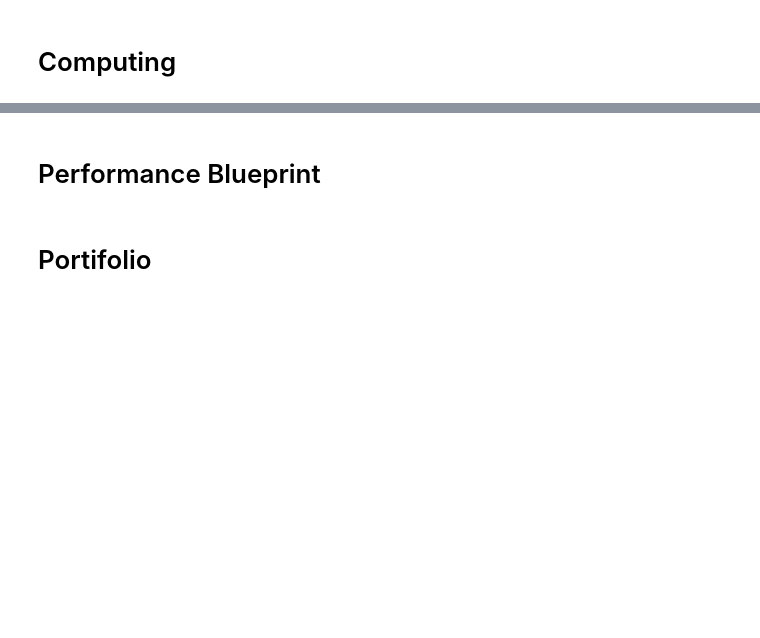
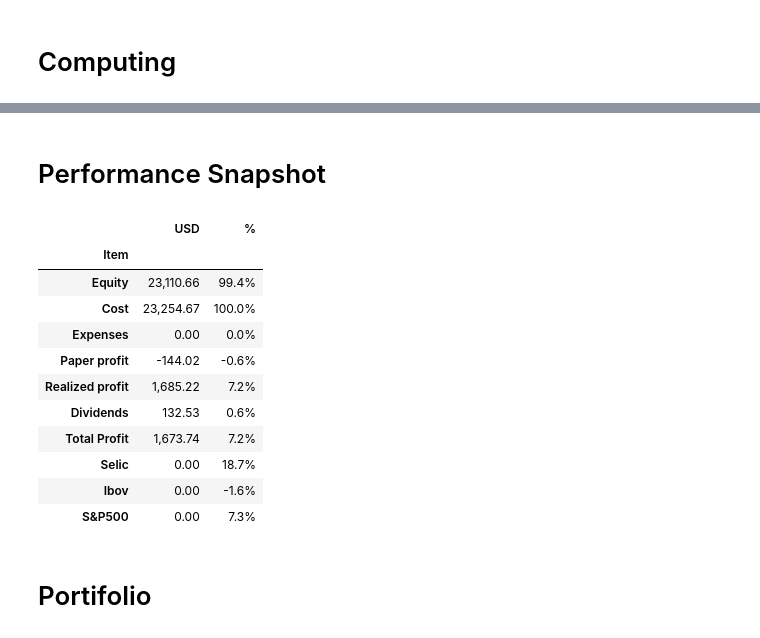
Before and after one commit to engdoreis/Finances, a Jupyter notebook: Wallet.ipynb, the cells around one changed output, grey strips where cells are left out. Drawn from its saved outputs; the diff is of its cells as text; code cells hidden in the pictures; blank space fills up the shorter version.

Commit message:
Rename Blueprint to snapshot
Signed-off-by: Douglas Reis <doreis@lowrisc.org>

```diff
--- a/Wallet.ipynb
+++ b/Wallet.ipynb
@@ -35,7 +42,20 @@ wallet.run(input=config)
 # %% [markdown]
-# Performance Blueprint
+# Performance Snapshot
 # %%
-wallet.blueprint_df
+wallet.snapshot_view
+# %% [output]
+|  | USD | % |
+| Item |  |  |
+| Equity | 23,110.66 | 99.4% |
+| Cost | 23,254.67 | 100.0% |
+| Expenses | 0.00 | 0.0% |
+| Paper profit | -144.02 | -0.6% |
+| Realized profit | 1,685.22 | 7.2% |
+| Dividends | 132.53 | 0.6% |
+| Total Profit | 1,673.74 | 7.2% |
+| Selic | 0.00 | 18.7% |
+| Ibov | 0.00 | -1.6% |
+| S&P500 | 0.00 | 7.3% |
 # %% [markdown]
 # Portifolio
 # %%
```
Also changed, not shown: parts of 11 cells of this notebook, 10 other files.
